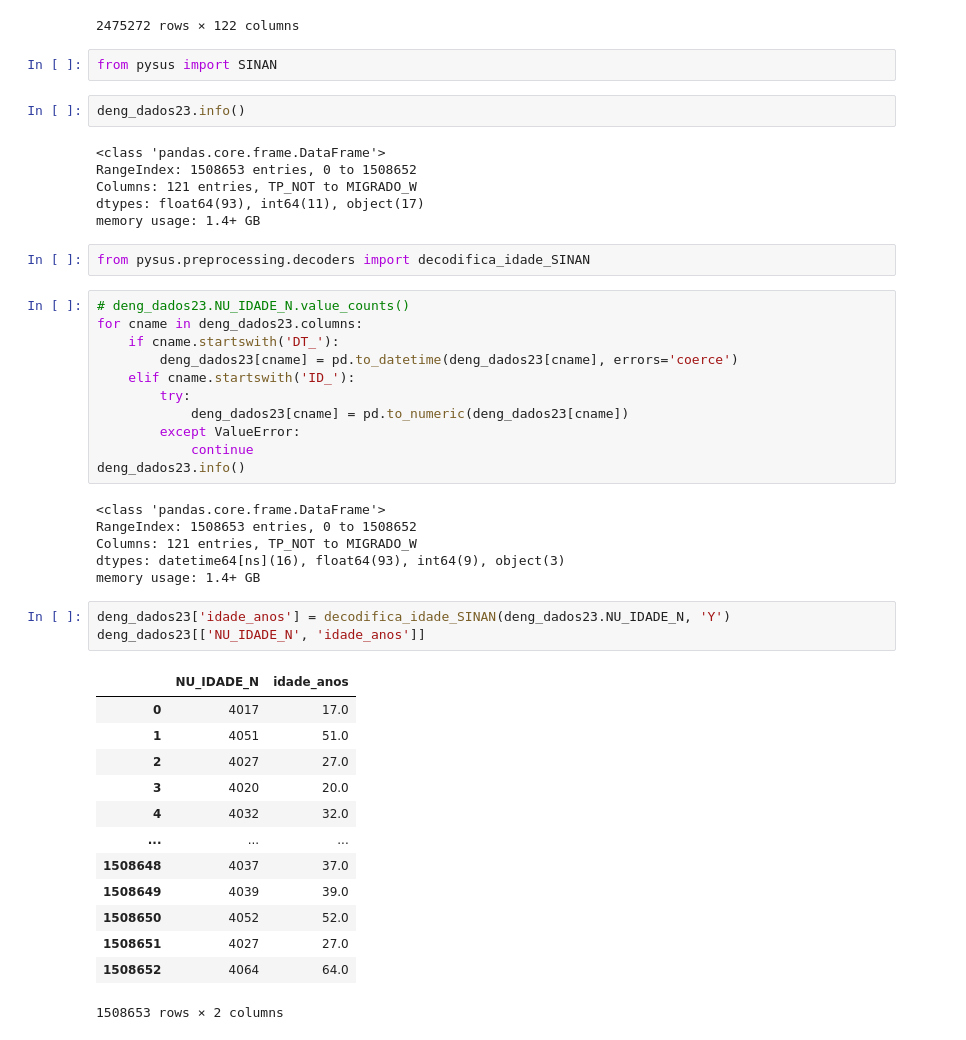
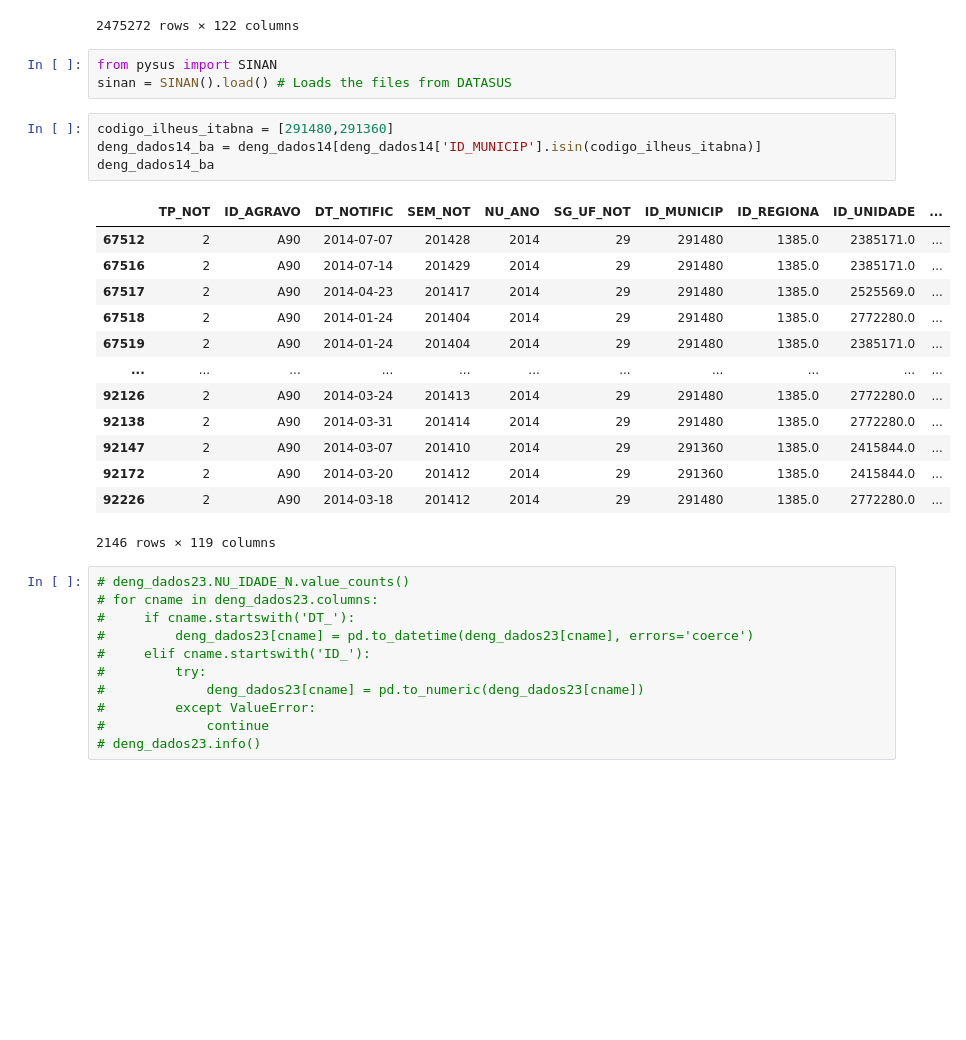
Before and after one commit to EveSantos/pesquisa-mestrado, a Jupyter notebook: analise-sinan.ipynb, the cells around one changed output. Drawn from its saved outputs; the diff is of its cells as text; blank space fills up the shorter version.

Commit message:
Leitura de todos os dados de dengue de 2014 a 2024 e salvando novos arquivos cvs com dados de ilheus e itabuna

```diff
--- a/analise-sinan.ipynb
+++ b/analise-sinan.ipynb
@@ -91,49 +143,35 @@ pd.concat([ deng_dados14, deng_dados23])
 | 1508651 | 2 | A90 | 20231229 | 202352 | 2023 | 17 | 170700 | NaN | 2786095.0 | ... |
 | 1508652 | 2 | A90 | 20231229 | 202352 | 2023 | 17 | 172100 | NaN | 5144175.0 | ... |
 2475272 rows × 122 columns
-# %%
-from pysus import SINAN
-# %%
-deng_dados23.info()
-# %% [output]
-<class 'pandas.core.frame.DataFrame'>
-RangeIndex: 1508653 entries, 0 to 1508652
-Columns: 121 entries, TP_NOT to MIGRADO_W
-dtypes: float64(93), int64(11), object(17)
-memory usage: 1.4+ GB
-# %%
-from pysus.preprocessing.decoders import decodifica_idade_SINAN
+# %%
+from pysus import SINAN
+sinan = SINAN().load() # Loads the files from DATASUS
+# %%
+codigo_ilheus_itabna = [291480,291360]
+deng_dados14_ba = deng_dados14[deng_dados14['ID_MUNICIP'].isin(codigo_ilheus_itabna)]
+deng_dados14_ba
+# %% [output]
+|  | TP_NOT | ID_AGRAVO | DT_NOTIFIC | SEM_NOT | NU_ANO | SG_UF_NOT | ID_MUNICIP | ID_REGIONA | ID_UNIDADE | ... |
+| 67512 | 2 | A90 | 2014-07-07 | 201428 | 2014 | 29 | 291480 | 1385.0 | 2385171.0 | ... |
+| 67516 | 2 | A90 | 2014-07-14 | 201429 | 2014 | 29 | 291480 | 1385.0 | 2385171.0 | ... |
+| 67517 | 2 | A90 | 2014-04-23 | 201417 | 2014 | 29 | 291480 | 1385.0 | 2525569.0 | ... |
+| 67518 | 2 | A90 | 2014-01-24 | 201404 | 2014 | 29 | 291480 | 1385.0 | 2772280.0 | ... |
+| 67519 | 2 | A90 | 2014-01-24 | 201404 | 2014 | 29 | 291480 | 1385.0 | 2385171.0 | ... |
+| ... | ... | ... | ... | ... | ... | ... | ... | ... | ... | ... |
+| 92126 | 2 | A90 | 2014-03-24 | 201413 | 2014 | 29 | 291480 | 1385.0 | 2772280.0 | ... |
+| 92138 | 2 | A90 | 2014-03-31 | 201414 | 2014 | 29 | 291480 | 1385.0 | 2772280.0 | ... |
+| 92147 | 2 | A90 | 2014-03-07 | 201410 | 2014 | 29 | 291360 | 1385.0 | 2415844.0 | ... |
+| 92172 | 2 | A90 | 2014-03-20 | 201412 | 2014 | 29 | 291360 | 1385.0 | 2415844.0 | ... |
+| 92226 | 2 | A90 | 2014-03-18 | 201412 | 2014 | 29 | 291480 | 1385.0 | 2772280.0 | ... |
+2146 rows × 119 columns
 # %%
 # deng_dados23.NU_IDADE_N.value_counts()
-for cname in deng_dados23.columns:
-    if cname.startswith('DT_'):
-        deng_dados23[cname] = pd.to_datetime(deng_dados23[cname], errors='coerce')
-    elif cname.startswith('ID_'):
-        try:
-            deng_dados23[cname] = pd.to_numeric(deng_dados23[cname])
-        except ValueError:
-            continue
-deng_dados23.info()
+# for cname in deng_dados23.columns:
+#     if cname.startswith('DT_'):
+#         deng_dados23[cname] = pd.to_datetime(deng_dados23[cname], errors='coerce')
+#     elif cname.startswith('ID_'):
+#         try:
+#             deng_dados23[cname] = pd.to_numeric(deng_dados23[cname])
+#         except ValueError:
+#             continue
+# deng_dados23.info()
-# %% [output]
-<class 'pandas.core.frame.DataFrame'>
-RangeIndex: 1508653 entries, 0 to 1508652
-Columns: 121 entries, TP_NOT to MIGRADO_W
-dtypes: datetime64[ns](16), float64(93), int64(9), object(3)
-memory usage: 1.4+ GB
-# %%
-deng_dados23['idade_anos'] = decodifica_idade_SINAN(deng_dados23.NU_IDADE_N, 'Y')
-deng_dados23[['NU_IDADE_N', 'idade_anos']]
-# %% [output]
-|  | NU_IDADE_N | idade_anos |
-| 0 | 4017 | 17.0 |
-| 1 | 4051 | 51.0 |
-| 2 | 4027 | 27.0 |
-| 3 | 4020 | 20.0 |
-| 4 | 4032 | 32.0 |
-| ... | ... | ... |
-| 1508648 | 4037 | 37.0 |
-| 1508649 | 4039 | 39.0 |
-| 1508650 | 4052 | 52.0 |
-| 1508651 | 4027 | 27.0 |
-| 1508652 | 4064 | 64.0 |
-1508653 rows × 2 columns
```
Also changed, not shown: parts of 25 cells of this notebook, 1 other file.
